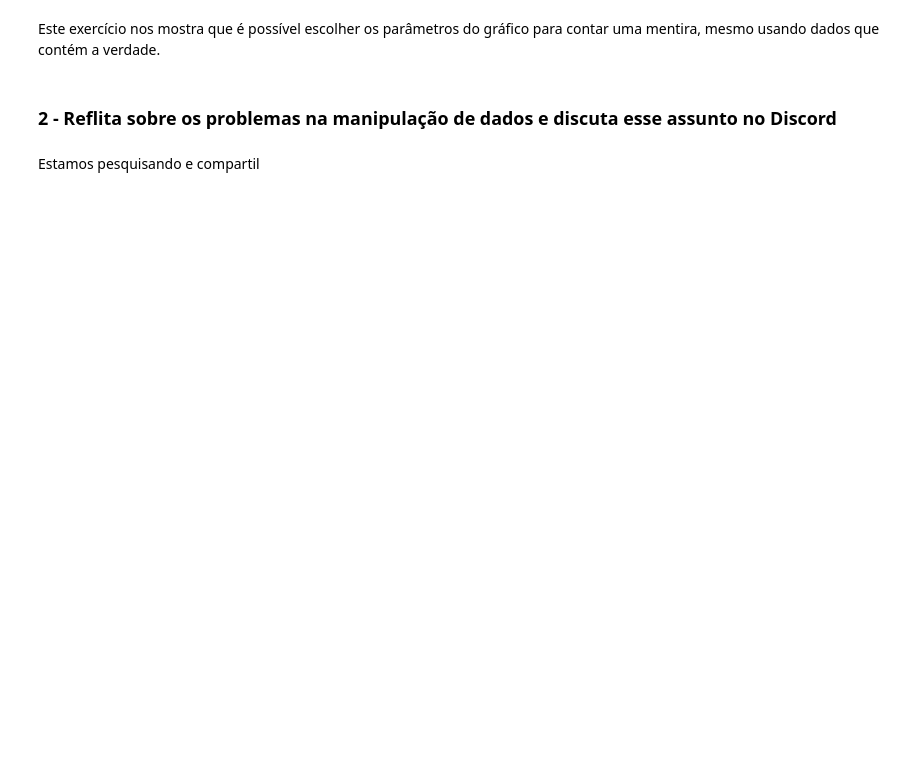
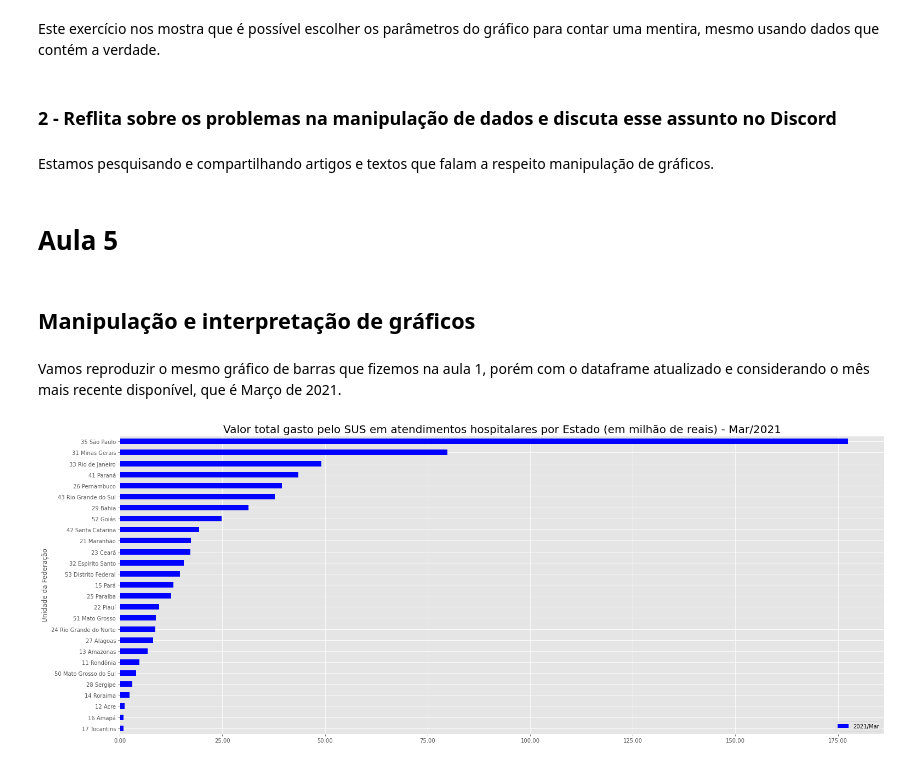
Before and after one commit to edwi-feitoza/bootcamp-alura-data-science-3, a Jupyter notebook: modulo_1/bootcamp_alura_datasus.ipynb, the cells around one changed output. Cells and saved outputs as stored; diff of their text form; code cells hidden in the pictures; blank space fills up the shorter version.

```diff
--- a/modulo_1/bootcamp_alura_datasus.ipynb
+++ b/modulo_1/bootcamp_alura_datasus.ipynb
@@ -865,5 +864,23 @@ plt.show()
 Este exercício nos mostra que é possível escolher os parâmetros do gráfico para contar uma mentira, mesmo usando dados que contém a verdade.
 # %% [markdown]
 ### 2 - Reflita sobre os problemas na manipulação de dados e discuta esse assunto no Discord
-# %% [markdown]
-Estamos pesquisando e compartil
+# %% [markdown]
+Estamos pesquisando e compartilhando artigos e textos que falam a respeito manipulação de gráficos.
+# %% [markdown]
+# Aula 5
+# %% [markdown]
+## Manipulação e interpretação de gráficos
+# %% [markdown]
+Vamos reproduzir o mesmo gráfico de barras que fizemos na aula 1, porém com o dataframe atualizado e considerando o mês mais recente disponível, que é Março de 2021.
+# %%
+mes_mais_recente = dados_atendimentos_sem_total.columns[-1]
+mes_mais_recente
+dados_mais_recentes = dados_atendimentos_sem_total.sort_values(by=mes_mais_recente, ascending=False)
+dados_mais_recentes = dados_mais_recentes.div(1000000)
+ax = dados_mais_recentes.plot(y='2021/Mar', kind='barh', figsize=(25,10), color='blue')
+ax.invert_yaxis()
+ax.xaxis.set_major_formatter(ticker.StrMethodFormatter('{x:,.2f}'))
+plt.title(label = 'Valor total gasto pelo SUS em atendimentos hospitalares por Estado (em milhão de reais) - Mar/2021', fontsize=20)
+plt.show()
+# %% [output]
+[figure, added]
```
Also changed, not shown: parts of 29 cells of this notebook, 1 other file.
